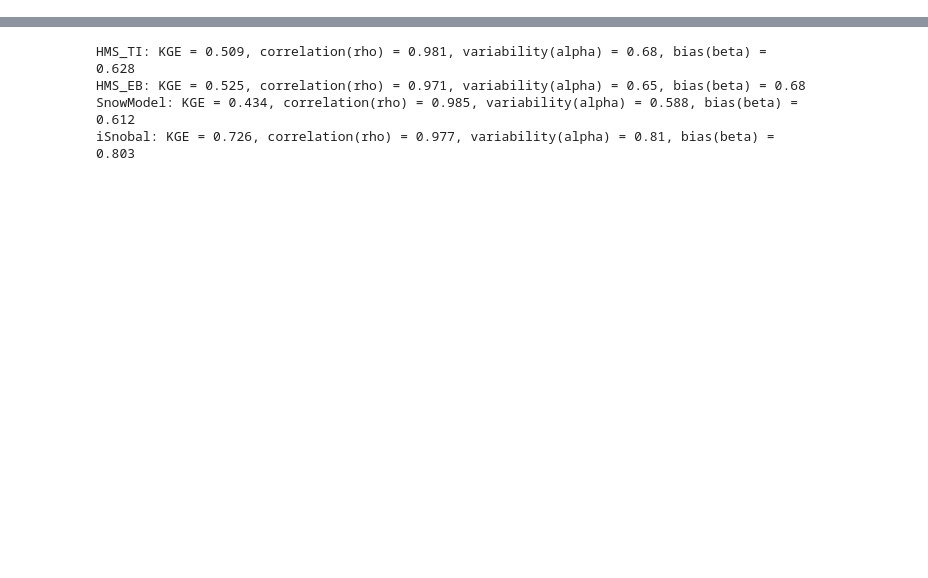
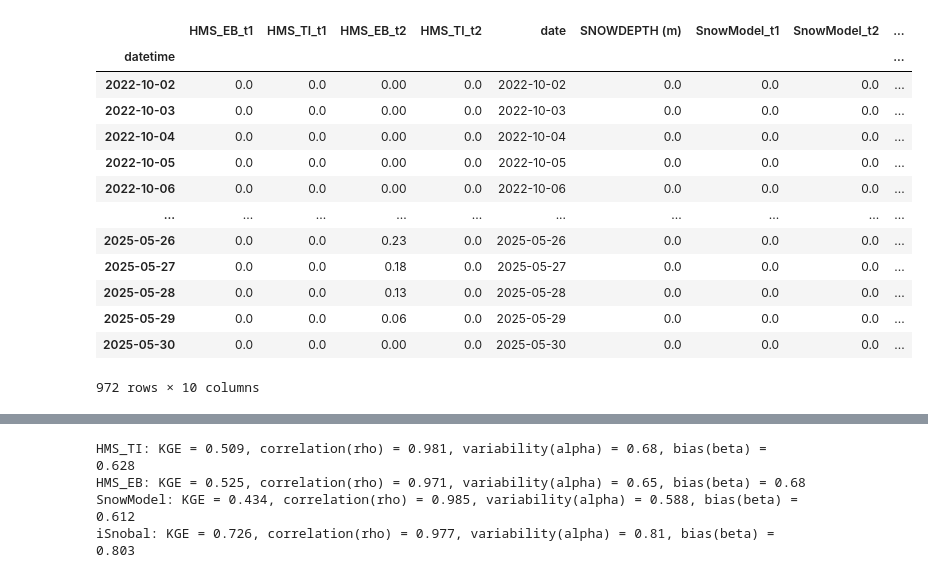
Before and after one commit to naniciafone/SIRO, a Jupyter notebook: notebooks/time_series_analysis.ipynb, the cells around one changed output, grey strips where cells are left out. Cells and saved outputs as stored; diff of their text form; code cells hidden in the pictures; blank space fills up the shorter version.

```diff
--- a/notebooks/time_series_analysis.ipynb
+++ b/notebooks/time_series_analysis.ipynb
@@ -158,14 +148,14 @@ iSno_t1_bb = build_timeseries_tif(iSno, "iSnobal", BB)
 # %%
 # 1. Align timezones/types and extract dates
-df_MCS = df_eb_MCS.merge(df_ti_MCS, on="datetime", how="outer")
+df_MCS = pd.merge(pd.merge(pd.merge(EB_t1_MCS,TI_t1_MCS, on="datetime", how="outer"), EB_t2_MCS, on="datetime", how="outer"), TI_t2_MCS, on="datetime", how="outer")
 df_MCS["datetime"] = pd.to_datetime(df_MCS["datetime"])
 df_MCS["date"] = df_MCS["datetime"].dt.date
-
 # Ensure time column is datetime in SnowModel
-SM_t1_MCS["time"] = pd.to_datetime(SM_t1_MCS["time"])
-SM_t1_MCS["date"] = SM_t1_MCS["time"].dt.date
-
+SM_merge = pd.merge(SM_t1_MCS, SM_t2_MCS, on="time", how="outer")
+SM_merge["time"] = pd.to_datetime(SM_merge["time"])
+SM_merge["date"] = SM_merge["time"].dt.date
 # Ensure time column is datetime in iSnobal
-iSno_t1_MCS["datetime"] = pd.to_datetime(iSno_t1_MCS["datetime"])
-iSno_t1_MCS["date"] = iSno_t1_MCS["datetime"].dt.date
+iS_merge = pd.merge(iSno_t1_MCS, iSno_t2_MCS, on="datetime", how="outer")
+iS_merge["datetime"] = pd.to_datetime(iS_merge["datetime"])
+iS_merge["date"] = iS_merge["datetime"].dt.date
 # %%
@@ -241,3 +252,20 @@ BB_ds = xr.Dataset.from_dataframe(df_BB)
+# %%
+df_MCS
+# %% [output]
+|  | HMS_EB_t1 | HMS_TI_t1 | HMS_EB_t2 | HMS_TI_t2 | date | SNOWDEPTH (m) | SnowModel_t1 | SnowModel_t2 | ... |
+| datetime |  |  |  |  |  |  |  |  | ... |
+| 2022-10-02 | 0.0 | 0.0 | 0.00 | 0.0 | 2022-10-02 | 0.0 | 0.0 | 0.0 | ... |
+| 2022-10-03 | 0.0 | 0.0 | 0.00 | 0.0 | 2022-10-03 | 0.0 | 0.0 | 0.0 | ... |
+| 2022-10-04 | 0.0 | 0.0 | 0.00 | 0.0 | 2022-10-04 | 0.0 | 0.0 | 0.0 | ... |
+| 2022-10-05 | 0.0 | 0.0 | 0.00 | 0.0 | 2022-10-05 | 0.0 | 0.0 | 0.0 | ... |
+| 2022-10-06 | 0.0 | 0.0 | 0.00 | 0.0 | 2022-10-06 | 0.0 | 0.0 | 0.0 | ... |
+| ... | ... | ... | ... | ... | ... | ... | ... | ... | ... |
+| 2025-05-26 | 0.0 | 0.0 | 0.23 | 0.0 | 2025-05-26 | 0.0 | 0.0 | 0.0 | ... |
+| 2025-05-27 | 0.0 | 0.0 | 0.18 | 0.0 | 2025-05-27 | 0.0 | 0.0 | 0.0 | ... |
+| 2025-05-28 | 0.0 | 0.0 | 0.13 | 0.0 | 2025-05-28 | 0.0 | 0.0 | 0.0 | ... |
+| 2025-05-29 | 0.0 | 0.0 | 0.06 | 0.0 | 2025-05-29 | 0.0 | 0.0 | 0.0 | ... |
+| 2025-05-30 | 0.0 | 0.0 | 0.00 | 0.0 | 2025-05-30 | 0.0 | 0.0 | 0.0 | ... |
+972 rows × 10 columns
 # %%
 ##Plots for MCS
 obs = MCS_ds['SNOWDEPTH (m)']
```
Also changed, not shown: parts of 16 cells of this notebook, 1 other file.
